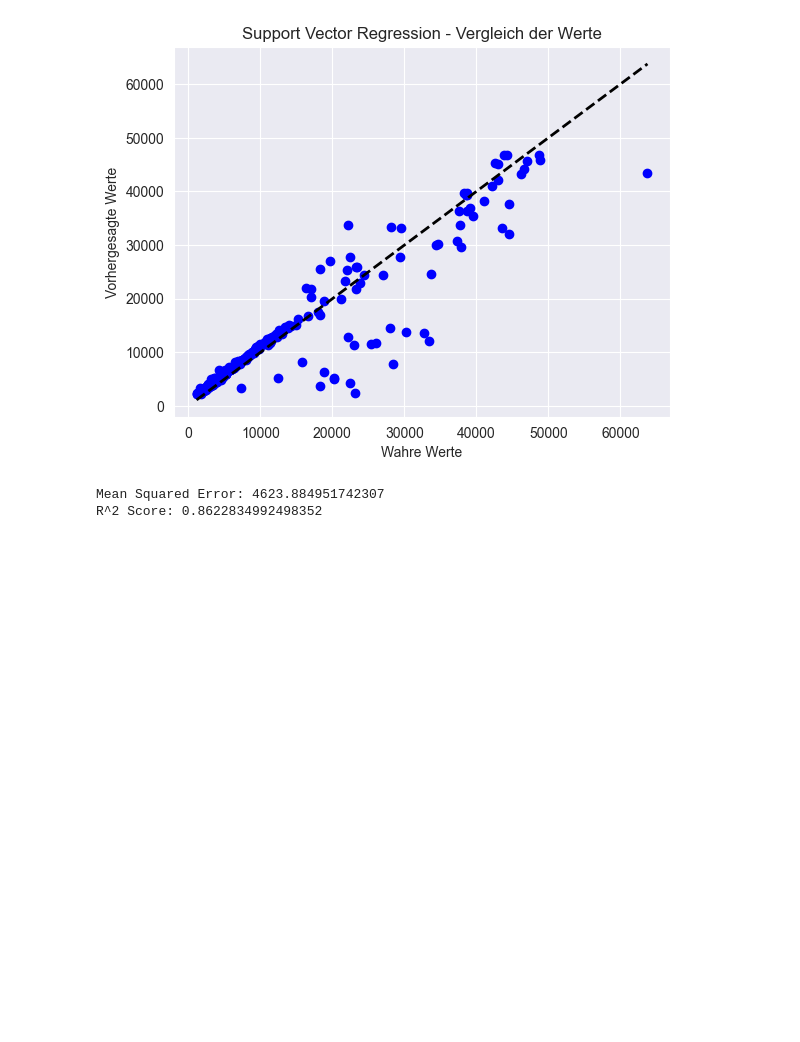
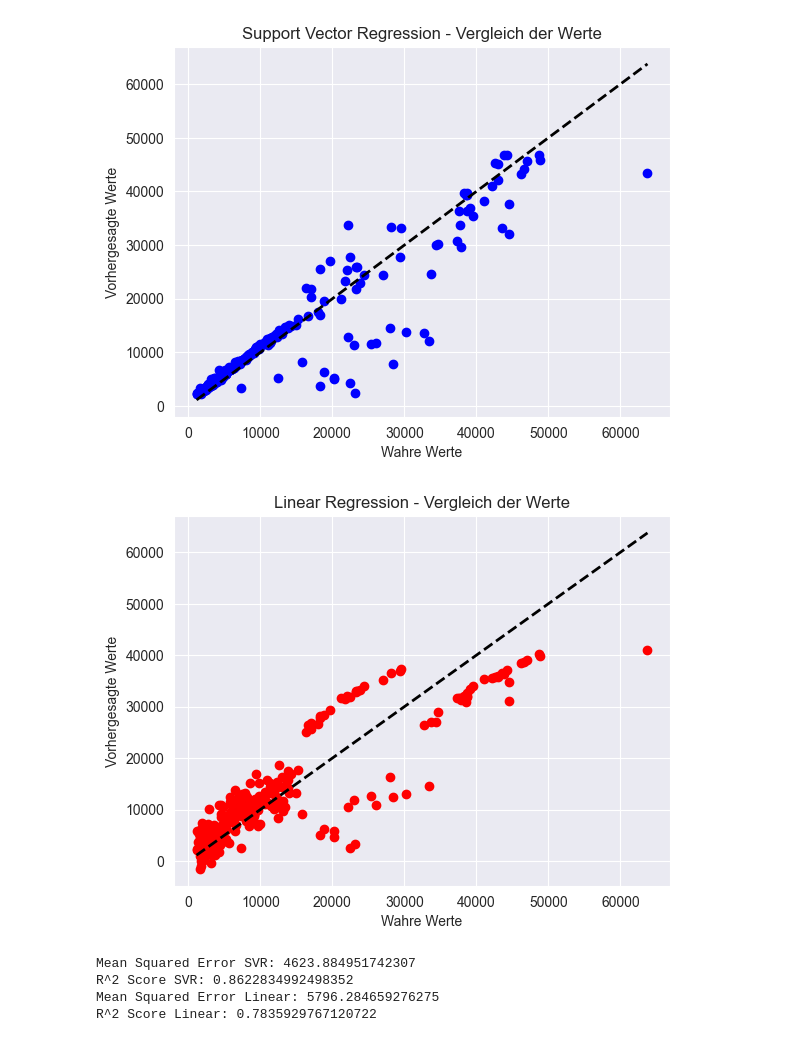
Before and after one commit to raaamk/ML_SoSe24, a Jupyter notebook: src/Assignments/Group Project/Medical Treatment Cost Estimation.ipynb, the cells around one changed output. Cells and saved outputs as stored; diff of their text form; code cells hidden in the pictures; blank space fills up the shorter version.

```diff
--- a/src/Assignments/Group Project/Medical Treatment Cost Estimation.ipynb
+++ b/src/Assignments/Group Project/Medical Treatment Cost Estimation.ipynb
@@ -236,8 +236,12 @@ x_test = scaler.transform(x_test)
 y_train = scaler.fit_transform(y_train.values.reshape(-1, 1)).flatten()
 # %%
 from sklearn.svm import SVR
+from sklearn.linear_model import LinearRegression
 
 SVR_reg = SVR(kernel='rbf')
+Linear_reg = LinearRegression()
+
+Linear_reg.fit(x_train, y_train)
 SVR_reg.fit(x_train, y_train)
 # %% [output]
 SVR()
@@ -245,10 +249,12 @@ SVR()
 import numpy as np
 from sklearn.metrics import mean_squared_error, r2_score
 
-y_pred = scaler.inverse_transform(SVR_reg.predict(x_test).reshape(-1, 1)).flatten()
+y_pred_svr = scaler.inverse_transform(SVR_reg.predict(x_test).reshape(-1, 1)).flatten()
+y_pred_Lin = scaler.inverse_transform(Linear_reg.predict(x_test).reshape(-1, 1)).flatten()
 
 # RMSE berechnen
-rmse = np.sqrt(mean_squared_error(y_test, y_pred))
+rmse_svr = np.sqrt(mean_squared_error(y_test, y_pred_svr))
+rmse_Lin = np.sqrt(mean_squared_error(y_test, y_pred_Lin))
 # %%
 from matplotlib import pyplot as plt
 
@@ -260,9 +266,22 @@ plt.title('Support Vector Regression - Vergleich der Werte')
 plt.show()
 # %% [output]
 [figure]
+# %%
+plt.scatter(y_test, y_pred_Lin, color='red', label='Vorhergesagte Werte')
+plt.plot([y_test.min(), y_test.max()], [y_test.min(), y_test.max()], 'k--', lw=2, label='Ideal')
+plt.xlabel('Wahre Werte')
+plt.ylabel('Vorhergesagte Werte')
+plt.title('Linear Regression - Vergleich der Werte')
+plt.show()
+# %% [output]
+[figure, added]
 # %%
-print("Mean Squared Error:", rmse)
-print("R^2 Score:", r2_score(y_test, y_pred))
+print("Mean Squared Error SVR:", rmse_svr)
+print("R^2 Score SVR:", r2_score(y_test, y_pred_svr))
+print("Mean Squared Error Linear:", rmse_Lin)
+print("R^2 Score Linear:", r2_score(y_test, y_pred_Lin))
 # %% [output]
-Mean Squared Error: 4623.884951742307
-R^2 Score: 0.8622834992498352
+Mean Squared Error SVR: 4623.884951742307
+R^2 Score SVR: 0.8622834992498352
+Mean Squared Error Linear: 5796.284659276275
+R^2 Score Linear: 0.7835929767120722
```
Also changed, not shown: parts of 1 cell of this notebook.
